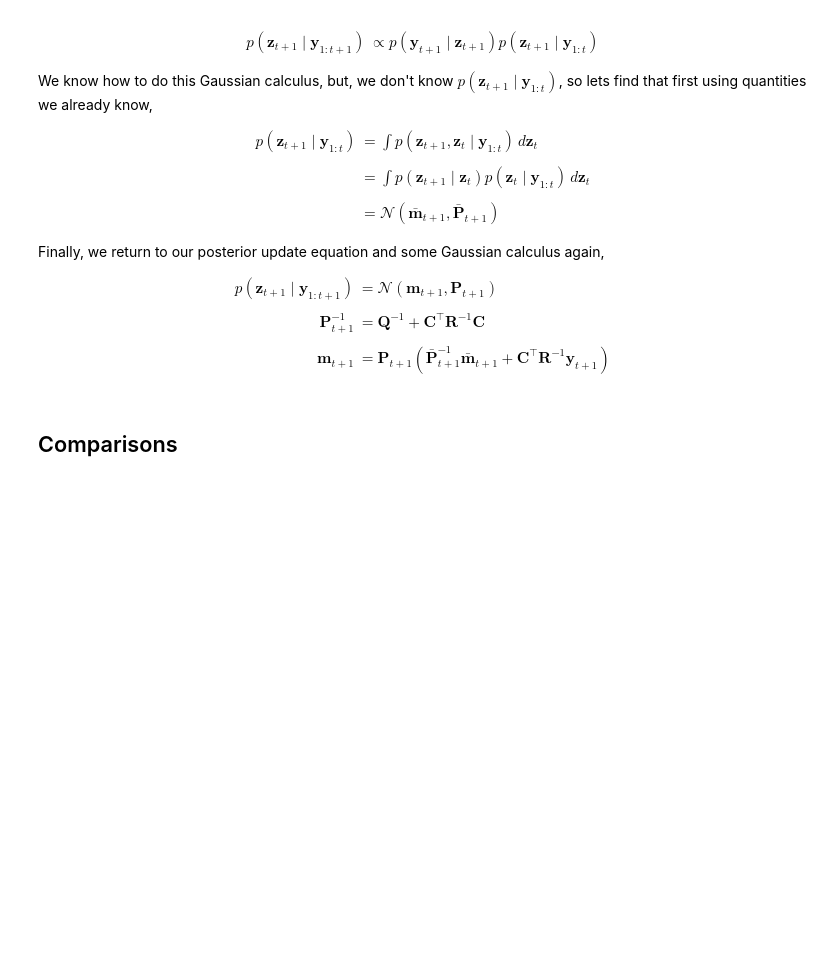
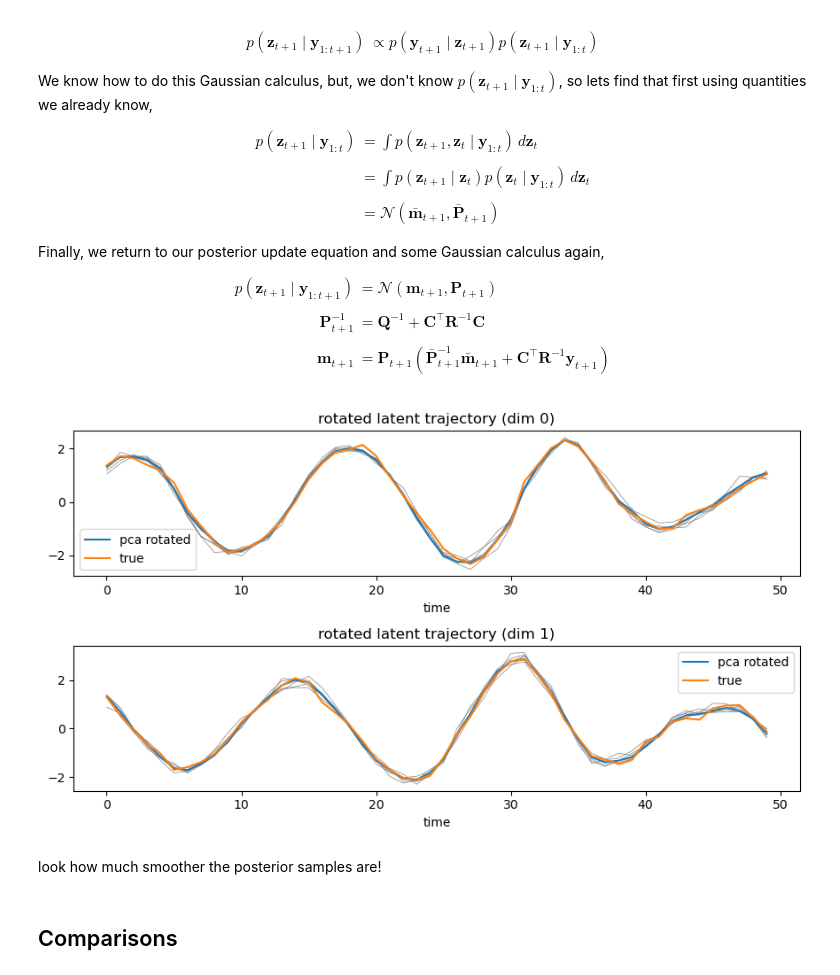
Before and after one commit to catniplab/xfads, a Jupyter notebook: examples/lvm_progression/demo.ipynb, the cells around one changed output. Saved outputs shown, nothing was run; the diff lists cells and outputs as text; code cells hidden in the pictures; blank space fills up the shorter version.

```diff
--- a/examples/lvm_progression/demo.ipynb
+++ b/examples/lvm_progression/demo.ipynb
@@ -293,6 +293,30 @@ J_update = J_update.expand(y_valid.shape[0], n_time_bins, cfg.n_latents, cfg.n_l
 
 m_f, P_f, m_p, P_p = kalman_information_filter(h_update, J_update, mean_fn.A, Q_diag, m_0, Q_0_diag)
 m_s, P_s, P_tp1_t_s, z_s = rts_smoother(m_p, P_p, m_f, P_f, mean_fn.A, n_samples=n_samples)
+rot_s, m_rot_s = align_latent_variables(z_valid, m_s)
+z_rot_s = bmv(rot_s, z_s)
+# %%
+fig, axs = plt.subplots(2, 1, figsize=(12, 5))
+
+for d in range(2):
+    axs[d].set_title(f'rotated latent trajectory (dim {d})')
+    axs[d].set_box_aspect(0.2)
+
+    for s in range(n_samples):
+        axs[d].plot(z_rot_s[s, 0, :, d], linewidth=0.5, color='gray')
+
+    axs[d].plot(m_rot_s[0, :, d], label='pca rotated')
+
+    axs[d].plot(z_valid[0, :, d], label='true')
+    axs[d].legend()
+    axs[d].set_xlabel('time')
+
+plt.tight_layout()
+plt.show()
+# %% [output]
+[figure, added]
+# %% [markdown]
+look how much smoother the posterior samples are!
 # %% [markdown]
 ## Comparisons
 # %%
```
Also changed, not shown: parts of 2 cells of this notebook, 1 other file.
